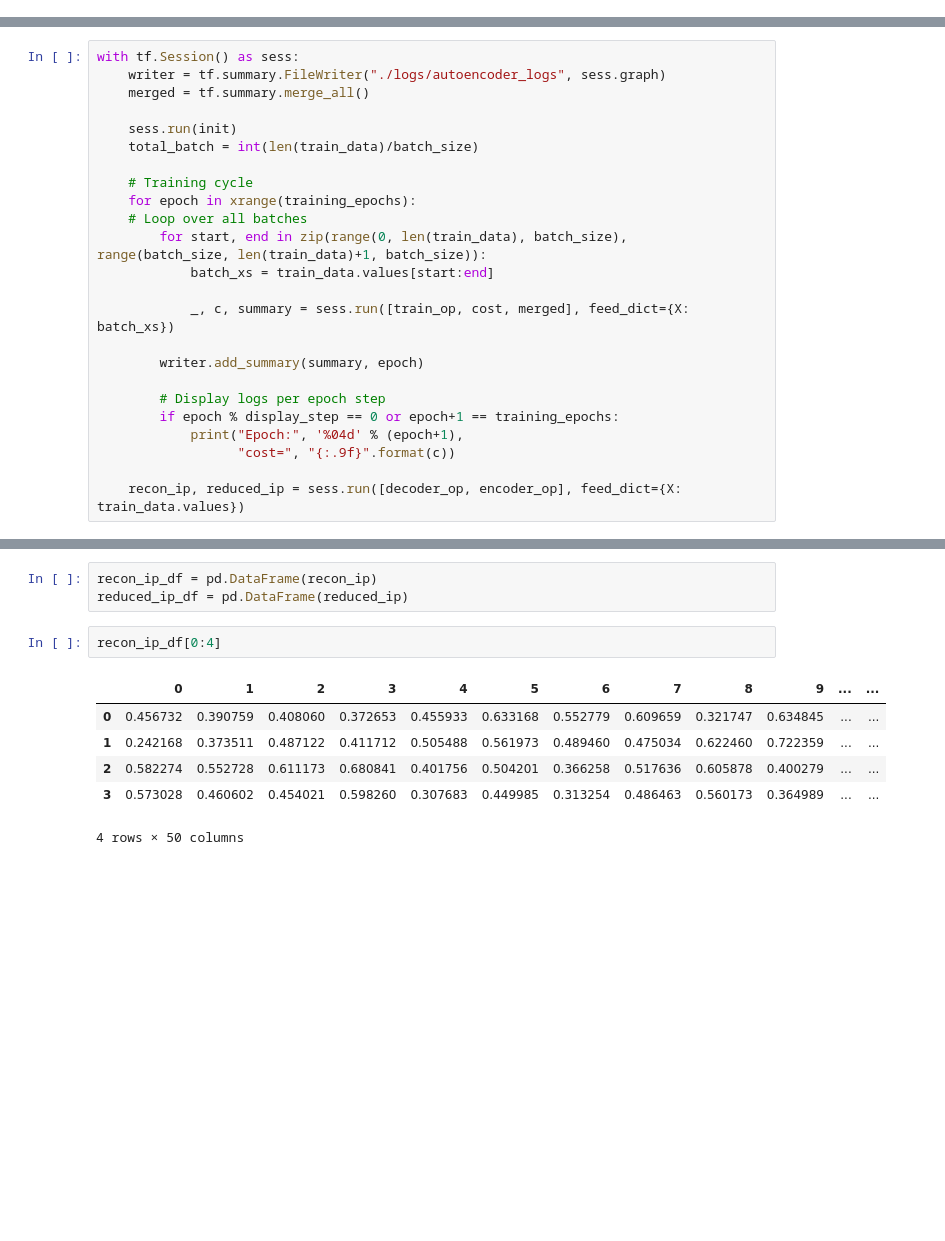
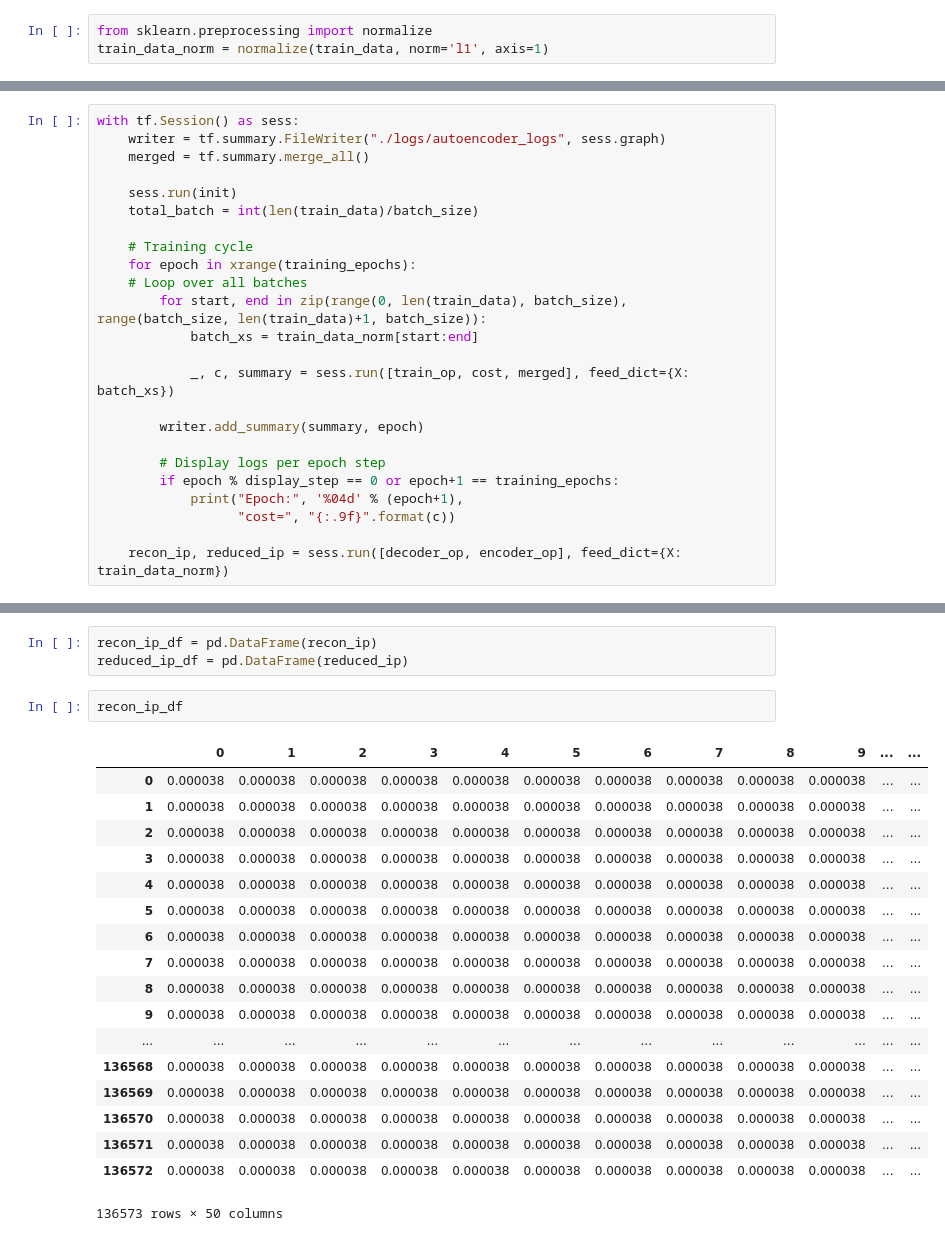
Before and after one commit to drah-kah-ris/auto_encoders, a Jupyter notebook: tf_autoencoders.ipynb, the cells around one changed output, grey strips where cells are left out. Drawn from its saved outputs; the diff is of its cells as text; blank space fills up the shorter version.

```diff
--- a/tf_autoencoders.ipynb
+++ b/tf_autoencoders.ipynb
@@ -17,3 +17,6 @@ print min(train_data.min(axis=1))
 # %% [output]
 1.0
 0.0
+# %%
+from sklearn.preprocessing import normalize
+train_data_norm = normalize(train_data, norm='l1', axis=1)
@@ -151,7 +179,7 @@ with tf.Session() as sess:
     for epoch in xrange(training_epochs):
     # Loop over all batches
         for start, end in zip(range(0, len(train_data), batch_size), range(batch_size, len(train_data)+1, batch_size)):
-            batch_xs = train_data.values[start:end]
+            batch_xs = train_data_norm[start:end]
 
             _, c, summary = sess.run([train_op, cost, merged], feed_dict={X: batch_xs})
 
@@ -162,5 +190,5 @@ with tf.Session() as sess:
             print("Epoch:", '%04d' % (epoch+1),
                   "cost=", "{:.9f}".format(c))
 
-    recon_ip, reduced_ip = sess.run([decoder_op, encoder_op], feed_dict={X: train_data.values})
+    recon_ip, reduced_ip = sess.run([decoder_op, encoder_op], feed_dict={X: train_data_norm})
 # %% [output]
@@ -193,12 +221,24 @@ len(train_data.values)
 recon_ip_df = pd.DataFrame(recon_ip)
 reduced_ip_df = pd.DataFrame(reduced_ip)
 # %%
-recon_ip_df[0:4]
+recon_ip_df
 # %% [output]
 |  | 0 | 1 | 2 | 3 | 4 | 5 | 6 | 7 | 8 | 9 | ... | ... |
-| 0 | 0.456732 | 0.390759 | 0.408060 | 0.372653 | 0.455933 | 0.633168 | 0.552779 | 0.609659 | 0.321747 | 0.634845 | ... | ... |
-| 1 | 0.242168 | 0.373511 | 0.487122 | 0.411712 | 0.505488 | 0.561973 | 0.489460 | 0.475034 | 0.622460 | 0.722359 | ... | ... |
-| 2 | 0.582274 | 0.552728 | 0.611173 | 0.680841 | 0.401756 | 0.504201 | 0.366258 | 0.517636 | 0.605878 | 0.400279 | ... | ... |
-| 3 | 0.573028 | 0.460602 | 0.454021 | 0.598260 | 0.307683 | 0.449985 | 0.313254 | 0.486463 | 0.560173 | 0.364989 | ... | ... |
+| 0 | 0.000038 | 0.000038 | 0.000038 | 0.000038 | 0.000038 | 0.000038 | 0.000038 | 0.000038 | 0.000038 | 0.000038 | ... | ... |
+| 1 | 0.000038 | 0.000038 | 0.000038 | 0.000038 | 0.000038 | 0.000038 | 0.000038 | 0.000038 | 0.000038 | 0.000038 | ... | ... |
+| 2 | 0.000038 | 0.000038 | 0.000038 | 0.000038 | 0.000038 | 0.000038 | 0.000038 | 0.000038 | 0.000038 | 0.000038 | ... | ... |
+| 3 | 0.000038 | 0.000038 | 0.000038 | 0.000038 | 0.000038 | 0.000038 | 0.000038 | 0.000038 | 0.000038 | 0.000038 | ... | ... |
+| 4 | 0.000038 | 0.000038 | 0.000038 | 0.000038 | 0.000038 | 0.000038 | 0.000038 | 0.000038 | 0.000038 | 0.000038 | ... | ... |
+| 5 | 0.000038 | 0.000038 | 0.000038 | 0.000038 | 0.000038 | 0.000038 | 0.000038 | 0.000038 | 0.000038 | 0.000038 | ... | ... |
+| 6 | 0.000038 | 0.000038 | 0.000038 | 0.000038 | 0.000038 | 0.000038 | 0.000038 | 0.000038 | 0.000038 | 0.000038 | ... | ... |
+| 7 | 0.000038 | 0.000038 | 0.000038 | 0.000038 | 0.000038 | 0.000038 | 0.000038 | 0.000038 | 0.000038 | 0.000038 | ... | ... |
+| 8 | 0.000038 | 0.000038 | 0.000038 | 0.000038 | 0.000038 | 0.000038 | 0.000038 | 0.000038 | 0.000038 | 0.000038 | ... | ... |
+| 9 | 0.000038 | 0.000038 | 0.000038 | 0.000038 | 0.000038 | 0.000038 | 0.000038 | 0.000038 | 0.000038 | 0.000038 | ... | ... |
+| ... | ... | ... | ... | ... | ... | ... | ... | ... | ... | ... | ... | ... |
+| 136568 | 0.000038 | 0.000038 | 0.000038 | 0.000038 | 0.000038 | 0.000038 | 0.000038 | 0.000038 | 0.000038 | 0.000038 | ... | ... |
+| 136569 | 0.000038 | 0.000038 | 0.000038 | 0.000038 | 0.000038 | 0.000038 | 0.000038 | 0.000038 | 0.000038 | 0.000038 | ... | ... |
+| 136570 | 0.000038 | 0.000038 | 0.000038 | 0.000038 | 0.000038 | 0.000038 | 0.000038 | 0.000038 | 0.000038 | 0.000038 | ... | ... |
+| 136571 | 0.000038 | 0.000038 | 0.000038 | 0.000038 | 0.000038 | 0.000038 | 0.000038 | 0.000038 | 0.000038 | 0.000038 | ... | ... |
+| 136572 | 0.000038 | 0.000038 | 0.000038 | 0.000038 | 0.000038 | 0.000038 | 0.000038 | 0.000038 | 0.000038 | 0.000038 | ... | ... |
-4 rows × 50 columns
+136573 rows × 50 columns
 # %%
```
Also changed, not shown: parts of 16 cells of this notebook, 6 other files.
